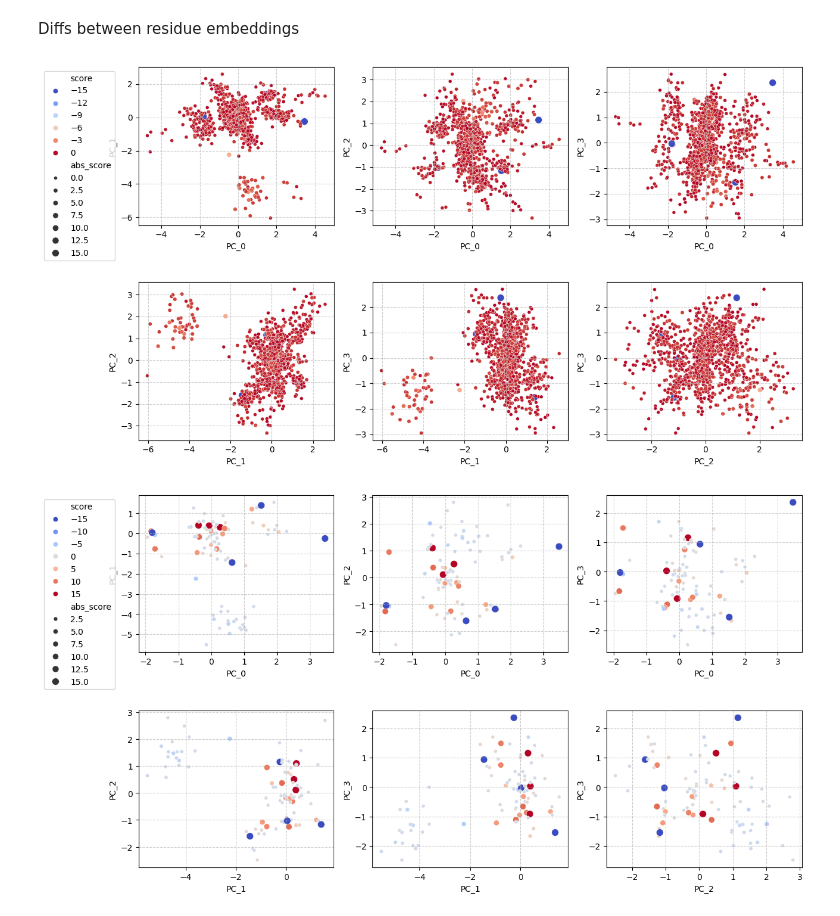
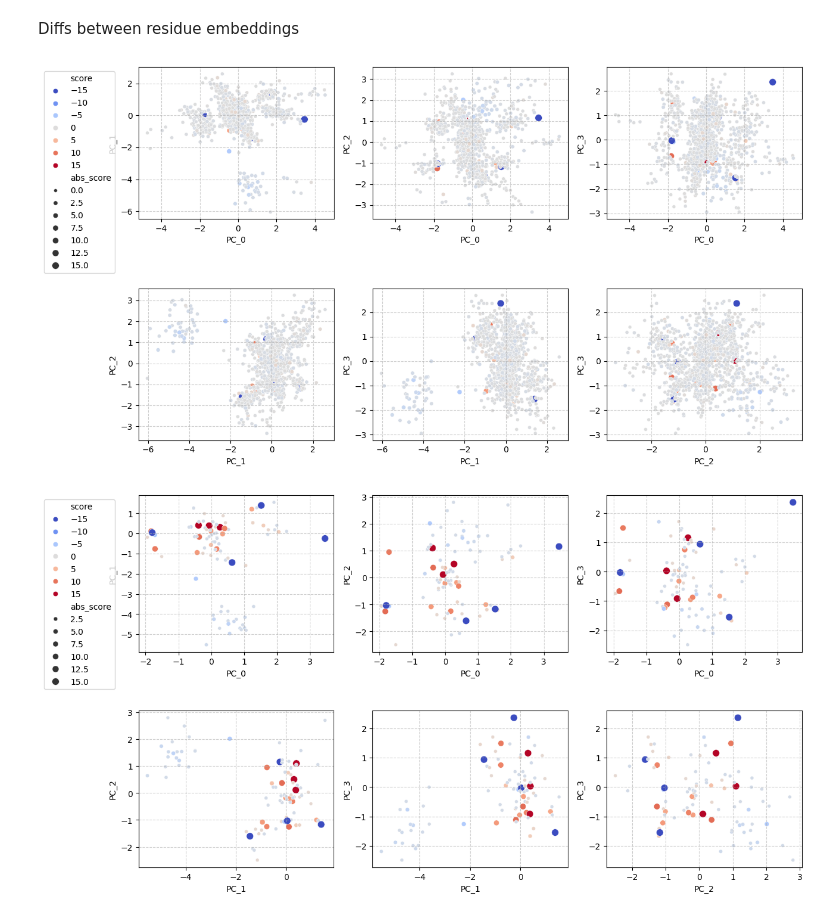
Before and after one commit to mikewolfe/UWMadisonMLM25, a Jupyter notebook: results/zdanaceau/092325_ESM_embed_eda.ipynb, the cells around one changed output. Drawn from its saved outputs; the diff is of its cells as text; code cells hidden in the pictures.

```diff
--- a/results/zdanaceau/092325_ESM_embed_eda.ipynb
+++ b/results/zdanaceau/092325_ESM_embed_eda.ipynb
@@ -487,9 +500,9 @@ aa_diff_emb_df = pd.concat(
     )
 # %%
 pca_emb_df = pca_emb_df = get_pca_df(aa_diff_emb_df)
-create_paneled_scatterplot_df(pca_emb_df[pca_emb_df['score'] < 0.1], hue_var='score', size='abs_score', palette='coolwarm')
+create_paneled_scatterplot_df(pca_emb_df, hue_var='score', size='abs_score', palette='coolwarm')
 # %% [output]
-[figure, old version]
+[figure, new version]
 # %%
 create_paneled_scatterplot_df(pca_emb_df[pca_emb_df['abs_score'] > 1],  hue_var='score', size='abs_score', palette='coolwarm')
 # %% [output]
```
Also changed, not shown: parts of 12 cells of this notebook, 2 other files.
